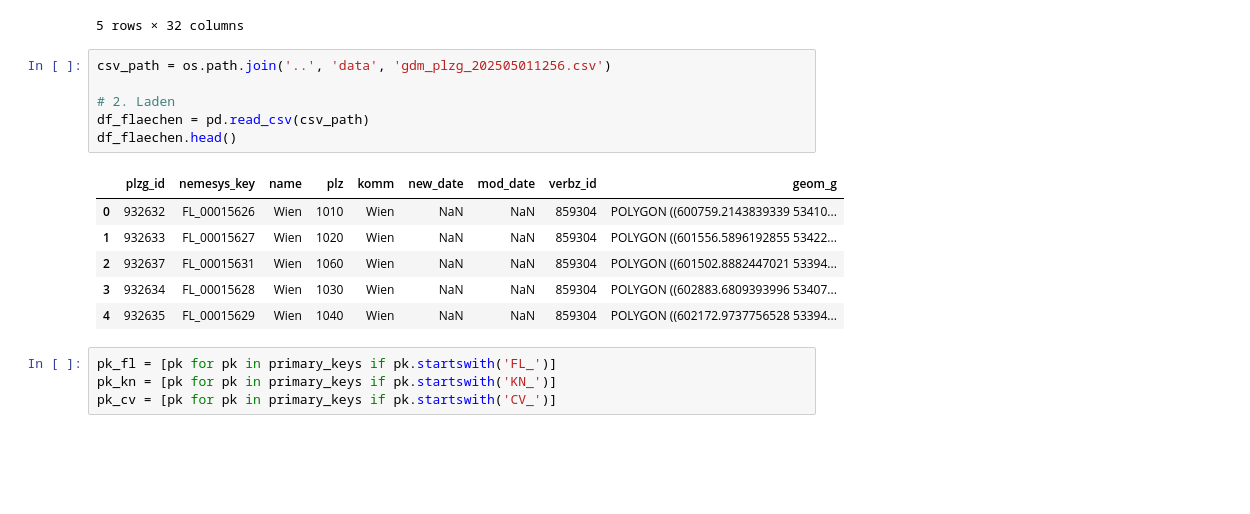
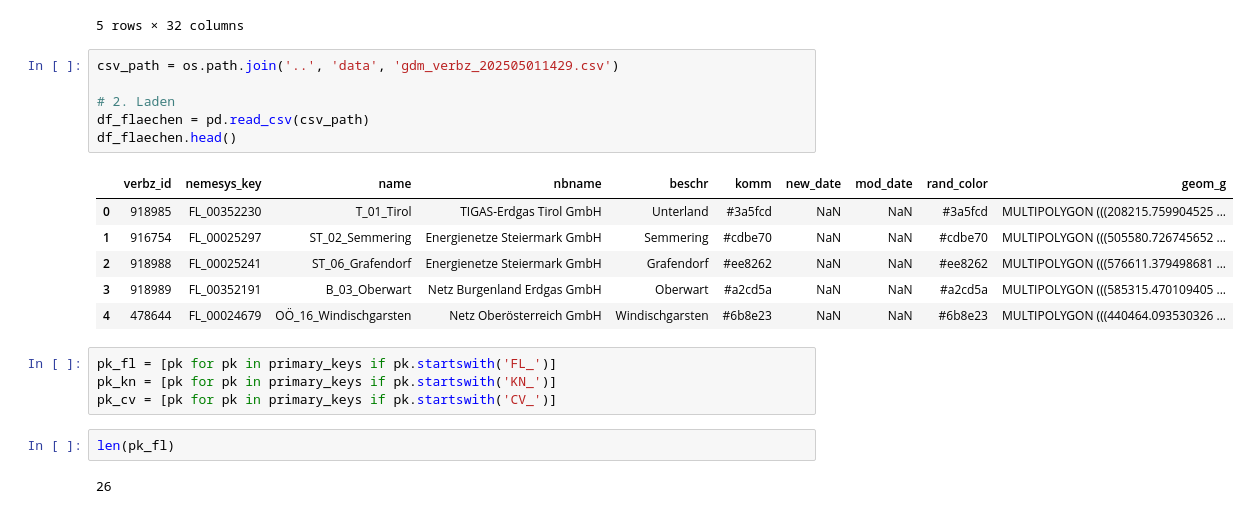
Before and after one commit to johannesgl4d0s/ersatzwerte_project, a Jupyter notebook: notebooks/02_data_wrangling_temp.ipynb, the cells around one changed output. Saved outputs shown, nothing was run; the diff lists cells and outputs as text; blank space fills up the shorter version.

```diff
--- a/notebooks/02_data_wrangling_temp.ipynb
+++ b/notebooks/02_data_wrangling_temp.ipynb
@@ -98,22 +103,26 @@ df_punkte.head()
 | 4 | 627087 | CV_00346063 | LGVRugg.DRMRugg.Q\r\n | 0 | 626972 | 10109.0 | NaN | 0.0 | 262.0 | 5.0 | ... |
 5 rows × 32 columns
 # %%
-csv_path = os.path.join('..', 'data', 'gdm_plzg_202505011256.csv')
+csv_path = os.path.join('..', 'data', 'gdm_verbz_202505011429.csv')
 
 # 2. Laden
 df_flaechen = pd.read_csv(csv_path)
 df_flaechen.head()
 # %% [output]
-|  | plzg_id | nemesys_key | name | plz | komm | new_date | mod_date | verbz_id | geom_g |
-| 0 | 932632 | FL_00015626 | Wien | 1010 | Wien | NaN | NaN | 859304 | POLYGON ((600759.2143839339 53410... |
-| 1 | 932633 | FL_00015627 | Wien | 1020 | Wien | NaN | NaN | 859304 | POLYGON ((601556.5896192855 53422... |
-| 2 | 932637 | FL_00015631 | Wien | 1060 | Wien | NaN | NaN | 859304 | POLYGON ((601502.8882447021 53394... |
-| 3 | 932634 | FL_00015628 | Wien | 1030 | Wien | NaN | NaN | 859304 | POLYGON ((602883.6809393996 53407... |
-| 4 | 932635 | FL_00015629 | Wien | 1040 | Wien | NaN | NaN | 859304 | POLYGON ((602172.9737756528 53394... |
+|  | verbz_id | nemesys_key | name | nbname | beschr | komm | new_date | mod_date | rand_color | geom_g |
+| 0 | 918985 | FL_00352230 | T_01_Tirol | TIGAS-Erdgas Tirol GmbH | Unterland | #3a5fcd | NaN | NaN | #3a5fcd | MULTIPOLYGON (((208215.759904525 ... |
+| 1 | 916754 | FL_00025297 | ST_02_Semmering | Energienetze Steiermark GmbH | Semmering | #cdbe70 | NaN | NaN | #cdbe70 | MULTIPOLYGON (((505580.726745652 ... |
+| 2 | 918988 | FL_00025241 | ST_06_Grafendorf | Energienetze Steiermark GmbH | Grafendorf | #ee8262 | NaN | NaN | #ee8262 | MULTIPOLYGON (((576611.379498681 ... |
+| 3 | 918989 | FL_00352191 | B_03_Oberwart | Netz Burgenland Erdgas GmbH | Oberwart | #a2cd5a | NaN | NaN | #a2cd5a | MULTIPOLYGON (((585315.470109405 ... |
+| 4 | 478644 | FL_00024679 | OÖ_16_Windischgarsten | Netz Oberösterreich GmbH | Windischgarsten | #6b8e23 | NaN | NaN | #6b8e23 | MULTIPOLYGON (((440464.093530326 ... |
 # %%
 pk_fl = [pk for pk in primary_keys if pk.startswith('FL_')]
 pk_kn = [pk for pk in primary_keys if pk.startswith('KN_')]
 pk_cv = [pk for pk in primary_keys if pk.startswith('CV_')]
+# %%
+len(pk_fl)
+# %% [output]
+26
 # %%
 df_fl = df_flaechen.loc[
     df_flaechen['nemesys_key'].isin(pk_fl),
```
Also changed, not shown: parts of 21 cells of this notebook.
